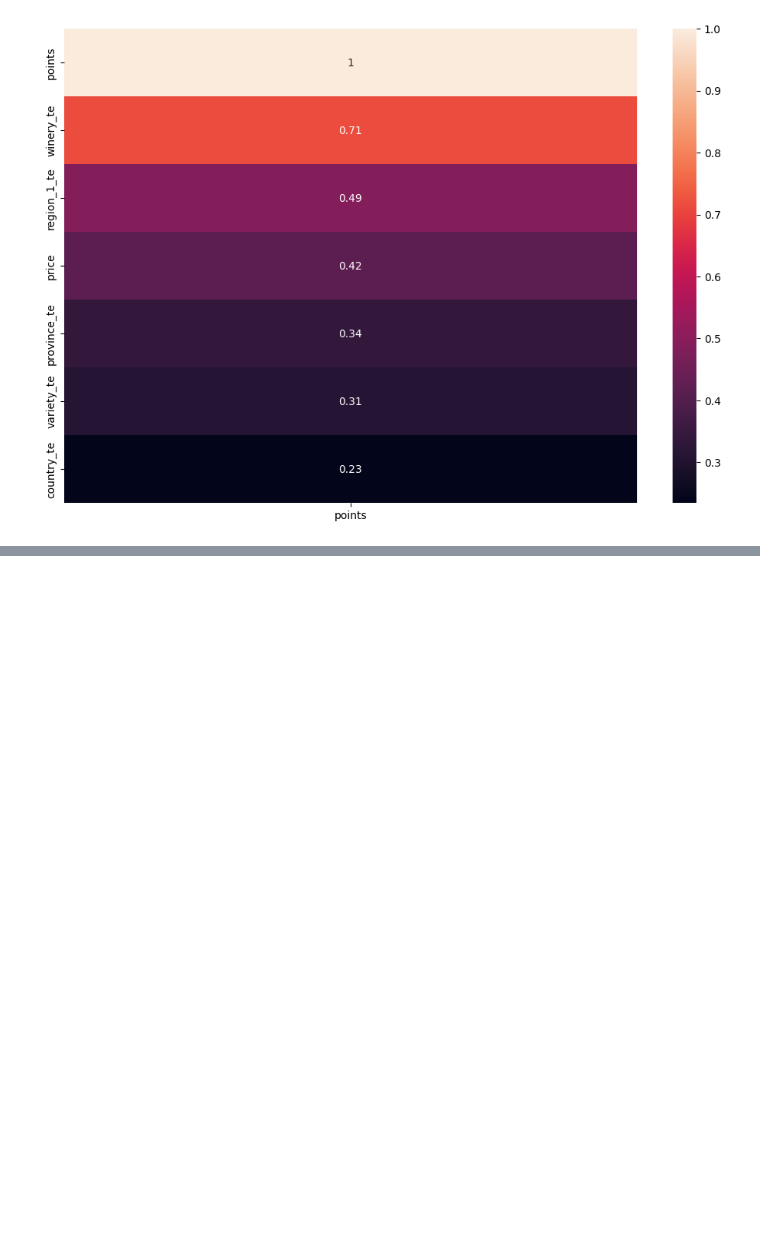
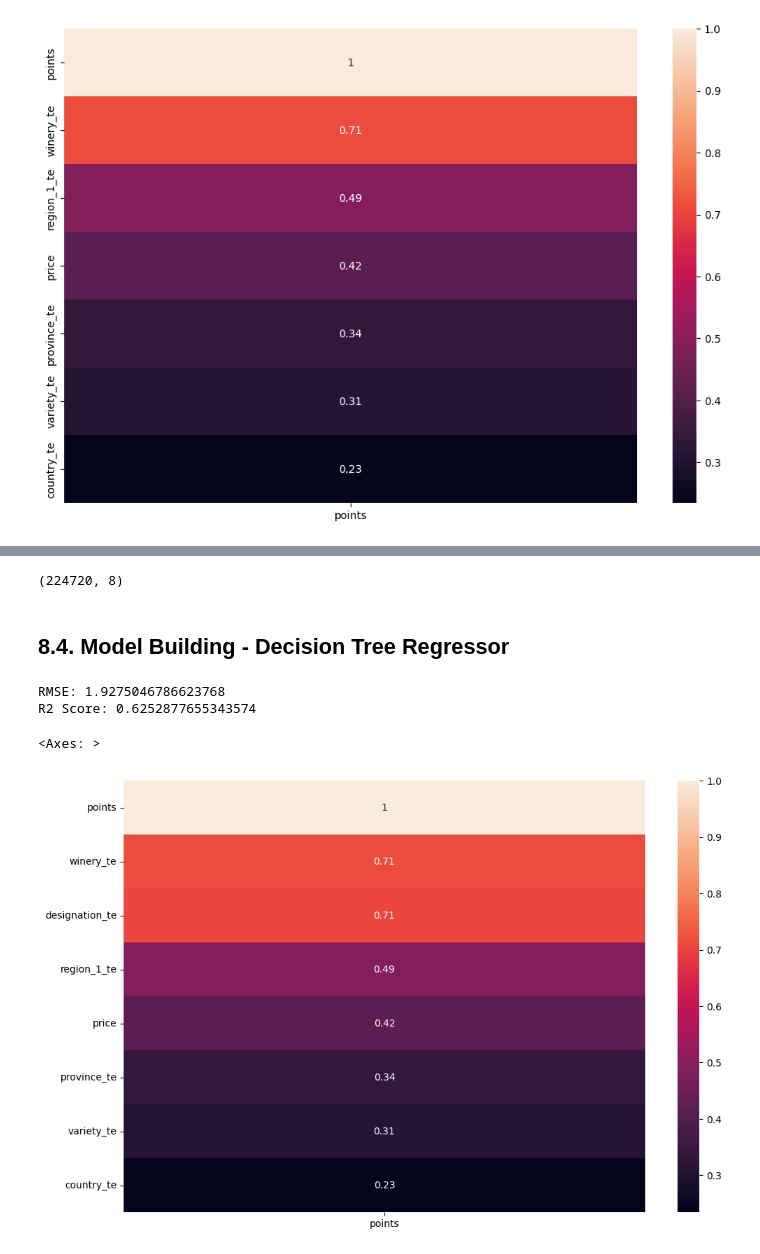
Before and after one commit to zakzakzak/kaggle, a Jupyter notebook: prediction-wine-reviews.ipynb, the cells around one changed output, grey strips where cells are left out. Drawn from its saved outputs; the diff is of its cells as text; code cells hidden in the pictures; blank space fills up the shorter version.

```diff
--- a/prediction-wine-reviews.ipynb
+++ b/prediction-wine-reviews.ipynb
@@ -1178,0 +1245,37 @@ sns.heatmap(train_df.corr(numeric_only=True)[["points"]].sort_values(by='points'
+# %%
+# Get average of the price from train_df
+mean_values = int(train_df["price"].mean())
+
+# fill missing value on train & test
+train_df["price"] = train_df["price"].fillna(mean_values)
+test_df["price"]  = test_df["price"].fillna(mean_values)
+# %%
+train_te = train_df.copy()
+test_te = test_df.copy()
+
+cat_cols = ['province', 'country', 'region_1', 'variety', 'winery', 'designation']
+target_col = 'points'
+
+# global mean
+global_mean = train_te[target_col].mean()
+
+for col in cat_cols:
+
+    # fill missing category with unknown
+    train_te[col] = train_te[col].fillna('Unknown')
+    test_te[col] = test_te[col].fillna('Unknown')
+
+    # determine mean of each category
+    target_means = train_te.groupby(col)[target_col].mean()
+
+    # mapping
+    train_te[col + '_te'] = train_te[col].map(target_means)
+    test_te[col + '_te'] = test_te[col].map(target_means)
+
+    # fallback
+    train_te[col + '_te'] = train_te[col + '_te'].fillna(global_mean)
+    test_te[col + '_te'] = test_te[col + '_te'].fillna(global_mean)
+
+# drop original categorial feature
+train_te = train_te.drop(columns=cat_cols)
+test_te = test_te.drop(columns=cat_cols)
@@ -1178,0 +1305,8 @@ sns.heatmap(train_df.corr(numeric_only=True)[["points"]].sort_values(by='points'
+# %%
+train_df = train_te
+test_df = test_te
+train_df.shape
+# %% [output]
+(224720, 8)
+# %% [markdown]
+## 8.4. Model Building - Decision Tree Regressor
@@ -1178,0 +1319,24 @@ sns.heatmap(train_df.corr(numeric_only=True)[["points"]].sort_values(by='points'
+# %%
+model = DecisionTreeRegressor(
+    max_depth=None,
+    random_state=42
+)
+
+model.fit(X_train, y_train)
+
+y_pred = model.predict(X_test)
+
+rmse = np.sqrt(mean_squared_error(y_test, y_pred))
+print("RMSE:", rmse)
+
+r2 = r2_score(y_test, y_pred)
+print("R2 Score:", r2)
+# %% [output]
+RMSE: 1.9275046786623768
+R2 Score: 0.6252877655343574
+# %%
+plt.figure(figsize=(12,8))
+sns.heatmap(train_df.corr(numeric_only=True)[["points"]].sort_values(by='points', ascending=False), annot=True)
+# %% [output]
+<Axes: >
+[figure, added]
```
Also changed, not shown: parts of 21 cells of this notebook.
